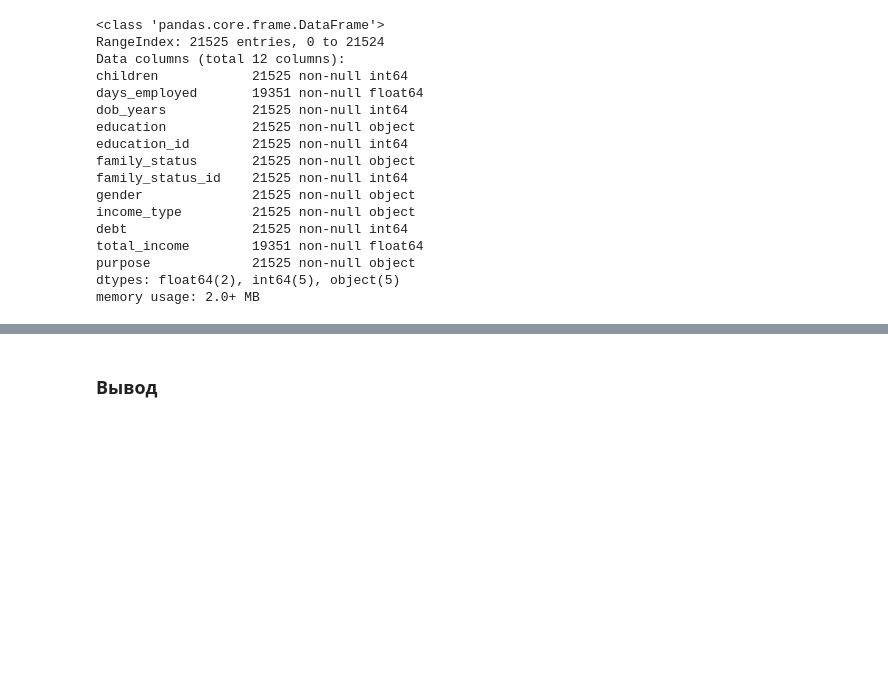
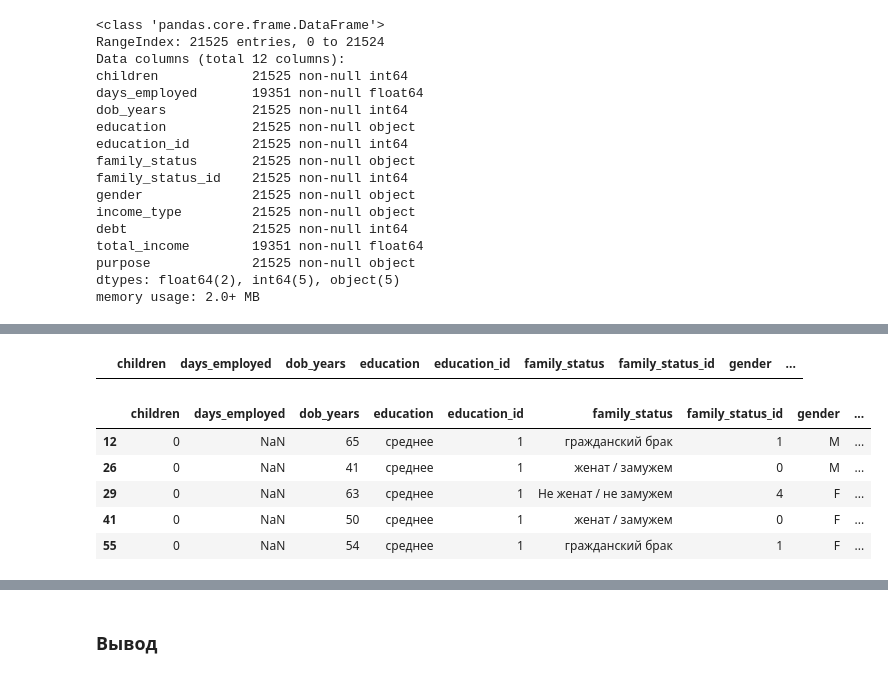
Before and after one commit to akrisanov/data-science-cource, a Jupyter notebook: course2/notebook.ipynb, the cells around one changed output, grey strips where cells are left out. Drawn from its saved outputs; the diff is of its cells as text; code cells hidden in the pictures; blank space fills up the shorter version.

```diff
--- a/course2/notebook.ipynb
+++ b/course2/notebook.ipynb
@@ -46,0 +230,15 @@ customer_solvency.head(10)
+# %%
+# Проверим есть ли люди с нулевым уровнем дохода
+customer_solvency[customer_solvency['total_income'] == 0]
+# %% [output]
+|  | children | days_employed | dob_years | education | education_id | family_status | family_status_id | gender | ... |
+# %%
+# А что насчет пропусков?
+customer_solvency[customer_solvency['total_income'].isnull()].head()
+# %% [output]
+|  | children | days_employed | dob_years | education | education_id | family_status | family_status_id | gender | ... |
+| 12 | 0 | NaN | 65 | среднее | 1 | гражданский брак | 1 | M | ... |
+| 26 | 0 | NaN | 41 | среднее | 1 | женат / замужем | 0 | M | ... |
+| 29 | 0 | NaN | 63 | среднее | 1 | Не женат / не замужем | 4 | F | ... |
+| 41 | 0 | NaN | 50 | среднее | 1 | женат / замужем | 0 | F | ... |
+| 55 | 0 | NaN | 54 | среднее | 1 | гражданский брак | 1 | F | ... |
```
Also changed, not shown: parts of 79 cells of this notebook.
